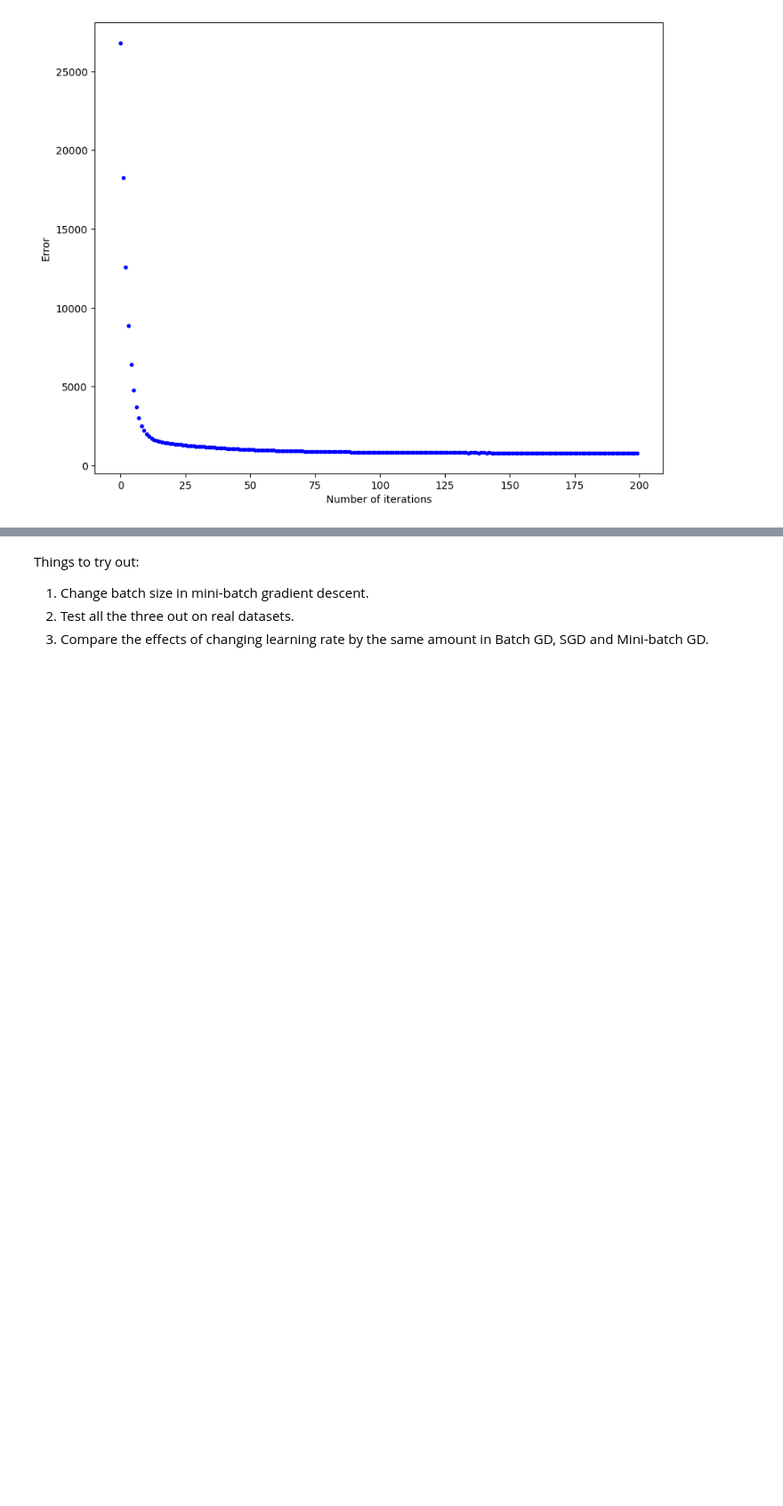
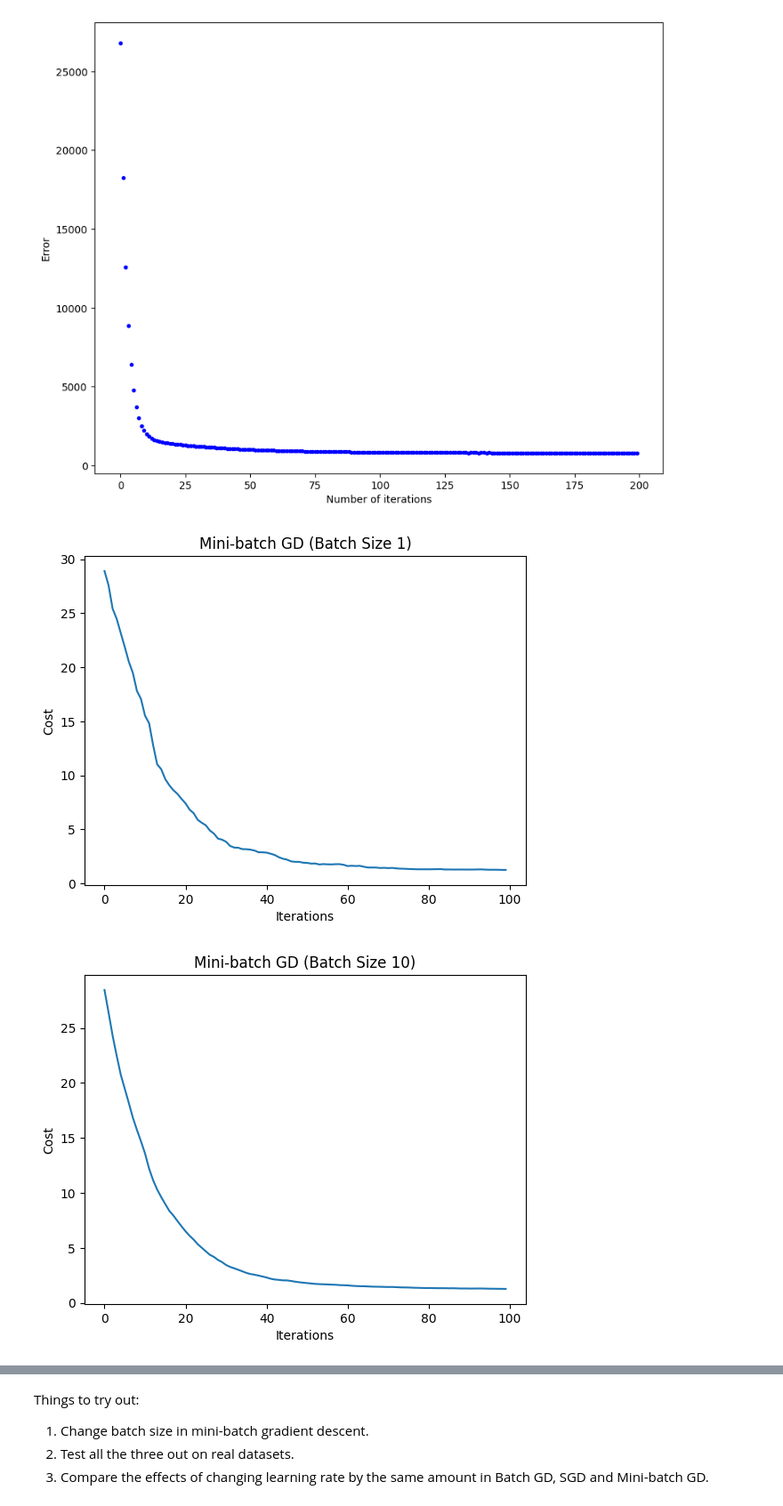
Before and after one commit to Pran-jal-singh/FMML_projects_and_labs, a Jupyter notebook: FMML_Module4_Lab3_2024.ipynb, the cells around one changed output, grey strips where cells are left out. Shown at 89% size. Saved outputs shown, nothing was run; the diff lists cells and outputs as text; code cells hidden in the pictures; blank space fills up the shorter version.

```diff
--- a/FMML_Module4_Lab3_2024.ipynb
+++ b/FMML_Module4_Lab3_2024.ipynb
@@ -270,3 +270,68 @@ ax.plot(range(n_iter), cost_history, 'b.')
 # %% [output]
 [<matplotlib.lines.Line2D at 0x...>]
 [figure]
+# %%
+import numpy as np
+import matplotlib.pyplot as plt
+
+# Generate a synthetic dataset
+np.random.seed(42)
+X = 2 * np.random.rand(100, 1)
+y = 4 + 3 * X + np.random.randn(100, 1)
+
+# Add a column of ones for the bias term
+X_b = np.c_[np.ones((100, 1)), X]
+
+# Function to perform gradient descent
+def gradient_descent(X, y, theta, learning_rate, iterations, batch_size=None):
+    m = len(y)
+    cost_history = []
+
+    for iteration in range(iterations):
+        if batch_size is None:
+            gradients = 2/m * X.T.dot(X.dot(theta) - y)
+        else:
+            indices = np.random.choice(m, batch_size)
+            X_batch = X[indices]
+            y_batch = y[indices]
+            gradients = 2/batch_size * X_batch.T.dot(X_batch.dot(theta) - y_batch)
+
+        theta = theta - learning_rate * gradients
+        cost = np.mean((X.dot(theta) - y) ** 2)
+        cost_history.append(cost)
+
+    return theta, cost_history
+
+# Function to plot the cost history
+def plot_cost_history(cost_history, title):
+    plt.plot(cost_history)
+    plt.title(title)
+    plt.xlabel('Iterations')
+    plt.ylabel('Cost')
+    plt.show()
+
+# Initial parameters
+theta_initial = np.random.randn(2, 1)
+iterations = 100
+learning_rate = 0.01
+
+# Experiment 1: Change batch size in Mini-batch GD
+batch_sizes = [1, 10, 50]
+for batch_size in batch_sizes:
+    theta_mb, cost_history_mb = gradient_descent(X_b, y, theta_initial, learning_rate, iterations, batch_size)
+    plot_cost_history(cost_history_mb, f'Mini-batch GD (Batch Size {batch_size})')
+
+# Experiment 2: Compare the effects of changing learning rate
+learning_rates = [0.001, 0.01, 0.1]
+for lr in learning_rates:
+    theta_bgd, cost_history_bgd = gradient_descent(X_b, y, theta_initial, lr, iterations)
+    plot_cost_history(cost_history_bgd, f'Batch GD (Learning Rate {lr})')
+
+    theta_sgd, cost_history_sgd = gradient_descent(X_b, y, theta_initial, lr, iterations, batch_size=1)
+    plot_cost_history(cost_history_sgd, f'SGD (Learning Rate {lr})')
+
+    theta_mb, cost_history_mb = gradient_descent(X_b, y, theta_initial, lr, iterations, batch_size=10)
+    plot_cost_history(cost_history_mb, f'Mini-batch GD (Learning Rate {lr})')
+# %% [output]
+[figure, added]
+[figure, added]
```
Also changed, not shown: parts of 2 cells of this notebook.
